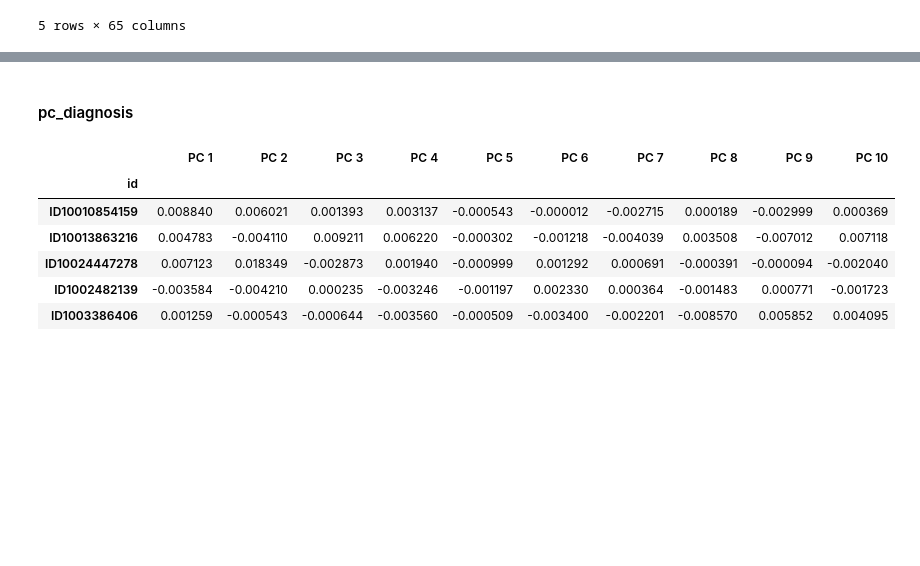
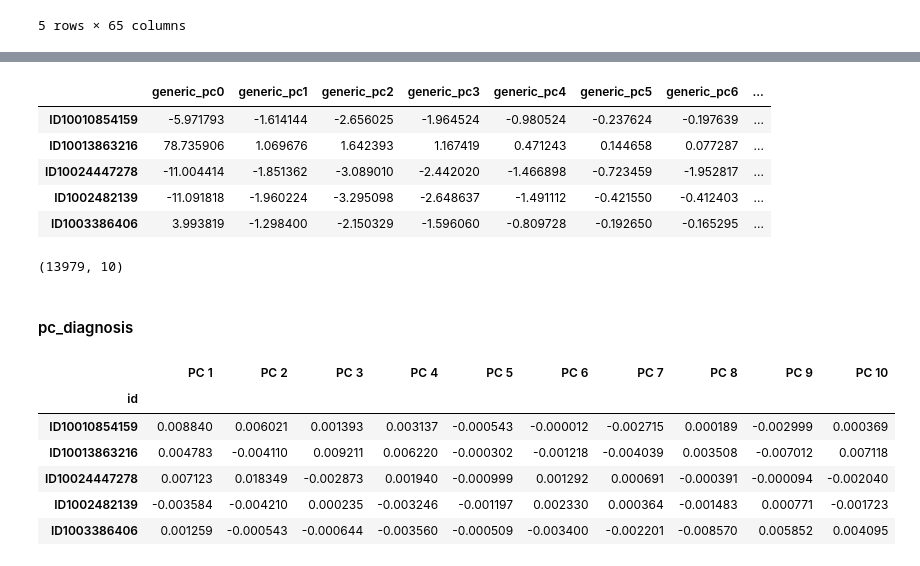
Before and after one commit to chenson2018/Humana-Mays-Competition, a Jupyter notebook: Matthew Features and Models Oct 2.ipynb, the cells around one changed output, grey strips where cells are left out. Saved outputs shown, nothing was run; the diff lists cells and outputs as text; code cells hidden in the pictures; blank space fills up the shorter version.

```diff
--- a/Matthew Features and Models Oct 2.ipynb
+++ b/Matthew Features and Models Oct 2.ipynb
@@ -101,0 +294,5 @@ Wall time: 29.5 s
+# %%
+mask_to_fill = true_opioid['PAY_DAY_SUPPLY_CNT'].isnull()
+mode = true_opioid['PAY_DAY_SUPPLY_CNT'][~mask_to_fill].mode()
+true_opioid['PAY_DAY_SUPPLY_CNT'][mask_to_fill] = [mode]*sum(mask_to_fill)
+true_opioid[mask_to_fill].head()
@@ -101,0 +320,5 @@ Wall time: 29.5 s
+# %%
+mask_to_fill = true_opioid['PAYABLE_QTY'].isnull()
+mode = true_opioid['PAYABLE_QTY'][~mask_to_fill].mean()
+true_opioid['PAYABLE_QTY'][mask_to_fill] = [mode]*sum(mask_to_fill)
+true_opioid[mask_to_fill].head()
@@ -101,0 +391,5 @@ Wall time: 29.5 s
+# %%
+mask_to_fill = true_opioid['MME'].isnull()
+mode = true_opioid['MME'][~mask_to_fill].mode()
+true_opioid['MME'][mask_to_fill] = [mode]*sum(mask_to_fill)
+true_opioid[mask_to_fill].head()
@@ -224,0 +552,5 @@ Wall time: 3min 37s
+# %%
+pca = PCA(n_components = 10)
+X10D = pca.fit_transform(features)
+print(pca.explained_variance_ratio_)
+sum(pca.explained_variance_ratio_)
@@ -225,3 +577,18 @@ Wall time: 3min 37s
+# %%
+features_matthew_generic = pd.DataFrame(X10D, index=features.index.values)
+features_matthew_generic.columns = ['generic_pc{}'.format(x) for x in features_matthew_generic.columns]
+features_matthew_generic.head()
+# %% [output]
+|  | generic_pc0 | generic_pc1 | generic_pc2 | generic_pc3 | generic_pc4 | generic_pc5 | generic_pc6 | ... |
+| ID10010854159 | -5.971793 | -1.614144 | -2.656025 | -1.964524 | -0.980524 | -0.237624 | -0.197639 | ... |
+| ID10013863216 | 78.735906 | 1.069676 | 1.642393 | 1.167419 | 0.471243 | 0.144658 | 0.077287 | ... |
+| ID10024447278 | -11.004414 | -1.851362 | -3.089010 | -2.442020 | -1.466898 | -0.723459 | -1.952817 | ... |
+| ID1002482139 | -11.091818 | -1.960224 | -3.295098 | -2.648637 | -1.491112 | -0.421550 | -0.412403 | ... |
+| ID1003386406 | 3.993819 | -1.298400 | -2.150329 | -1.596060 | -0.809728 | -0.192650 | -0.165295 | ... |
+# %%
+features_matthew_generic.shape
+# %% [output]
+(13979, 10)
 # %% [markdown]
 #### pc_diagnosis
 # %%
```
Also changed, not shown: parts of 73 cells of this notebook, 5 other files.
